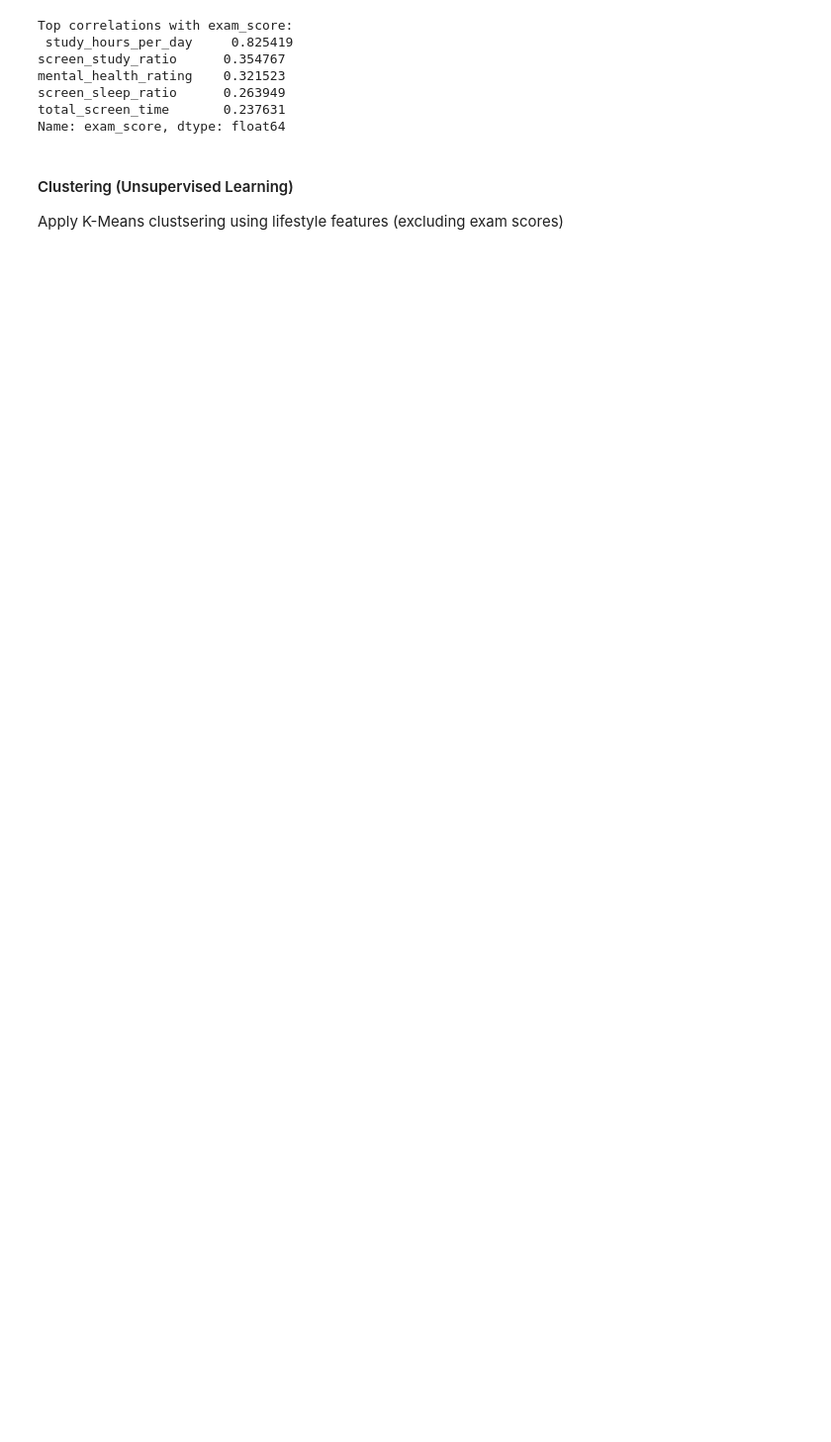
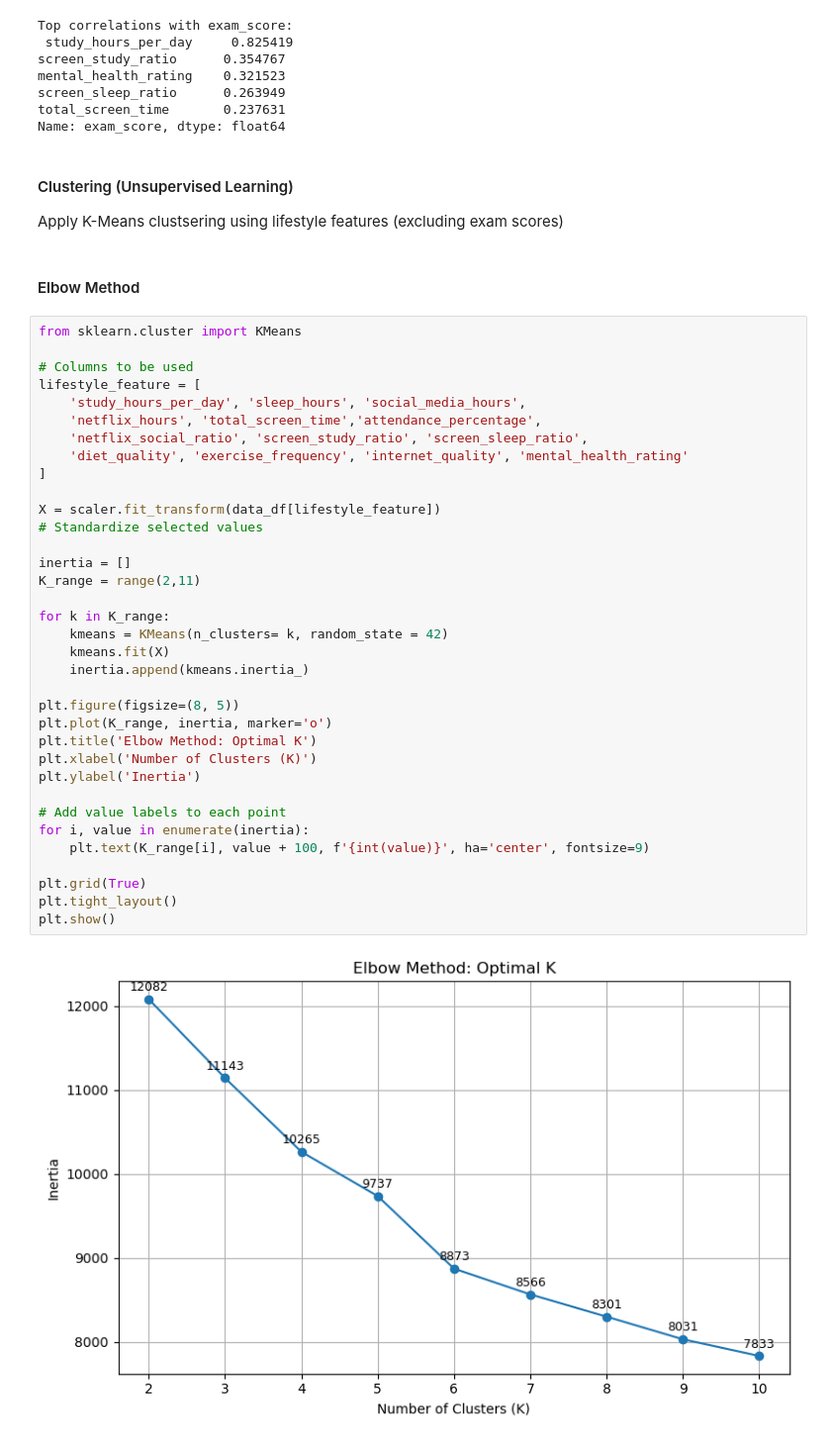
Before and after one commit to JuanTuatis/emtech-programming-assignment, a Jupyter notebook: EmTech-Capstone-Project/Capstone-Project.ipynb, the cells around one changed output. Shown at 99% size. Saved outputs shown, nothing was run; the diff lists cells and outputs as text; blank space fills up the shorter version.

```diff
--- a/EmTech-Capstone-Project/Capstone-Project.ipynb
+++ b/EmTech-Capstone-Project/Capstone-Project.ipynb
@@ -224,3 +254,42 @@ Name: exam_score, dtype: float64
 # %% [markdown]
 #### Clustering (Unsupervised Learning)
 Apply K-Means clustsering using lifestyle features (excluding exam scores)
+# %% [markdown]
+#### Elbow Method
+# %%
+from sklearn.cluster import KMeans
+
+# Columns to be used
+lifestyle_feature = [
+    'study_hours_per_day', 'sleep_hours', 'social_media_hours',
+    'netflix_hours', 'total_screen_time','attendance_percentage',
+    'netflix_social_ratio', 'screen_study_ratio', 'screen_sleep_ratio',
+    'diet_quality', 'exercise_frequency', 'internet_quality', 'mental_health_rating'
+]
+
+X = scaler.fit_transform(data_df[lifestyle_feature])
+# Standardize selected values
+
+inertia = []
+K_range = range(2,11)
+
+for k in K_range:
+    kmeans = KMeans(n_clusters= k, random_state = 42)
+    kmeans.fit(X)
+    inertia.append(kmeans.inertia_)
+
+plt.figure(figsize=(8, 5))
+plt.plot(K_range, inertia, marker='o')
+plt.title('Elbow Method: Optimal K')
+plt.xlabel('Number of Clusters (K)')
+plt.ylabel('Inertia')
+
+# Add value labels to each point
+for i, value in enumerate(inertia):
+    plt.text(K_range[i], value + 100, f'{int(value)}', ha='center', fontsize=9)
+
+plt.grid(True)
+plt.tight_layout()
+plt.show()
+# %% [output]
+[figure, added]
```
Also changed, not shown: parts of 8 cells of this notebook.
